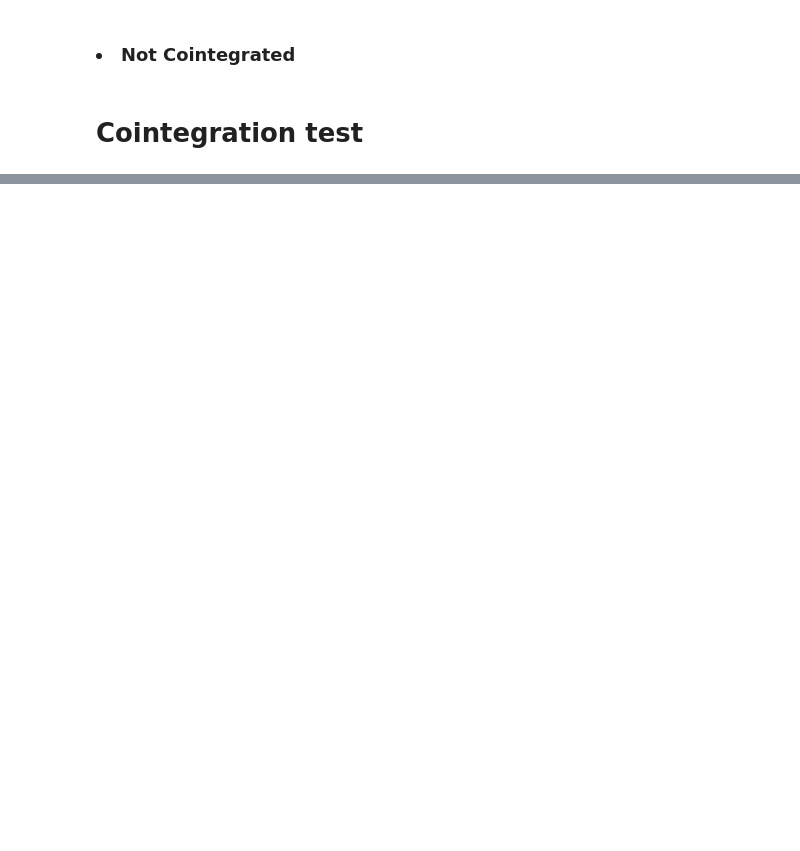
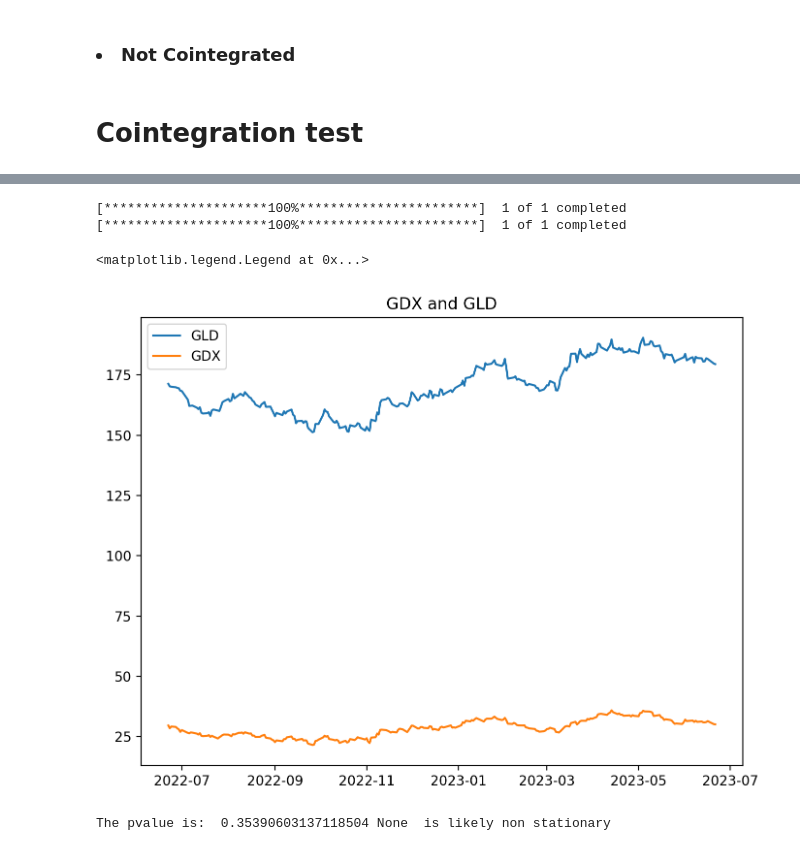
Before and after one commit to xwj0109/Quant-Finance, a Jupyter notebook: PairsTrading_Strategy.ipynb, the cells around one changed output, grey strips where cells are left out. Cells and saved outputs as stored; diff of their text form; code cells hidden in the pictures; blank space fills up the shorter version.

```diff
--- a/PairsTrading_Strategy.ipynb
+++ b/PairsTrading_Strategy.ipynb
@@ -125,0 +146,23 @@ plt.axhline((BRKB - SNA).mean(), color='red', linestyle='--')
+# %%
+GLD = yf.download('GLD', datetime(2022, 6, 22) , datetime.now())['Adj Close']
+GDX = yf.download('GDX', datetime(2022, 6, 22) , datetime.now())['Adj Close']
+GoldPair = pd.merge(GLD, GDX, on='Date', suffixes=('_GLD', '_GDX'))
+plt.plot(GoldPair)
+plt.title('GDX and GLD')
+plt.legend(['GLD','GDX'])
+# %% [output]
+[*********************100%***********************]  1 of 1 completed
+[*********************100%***********************]  1 of 1 completed
+<matplotlib.legend.Legend at 0x...>
+[figure, added]
+# %%
+
+model = sm.OLS(GLD,GDX)
+result = model.fit()
+Beta = result.params
+
+SpreadGold = GoldPair.loc[:, 'Adj Close_GLD'] - (5.931226 * GoldPair.loc[:, 'Adj Close_GDX'])
+SpreadGold
+stationarity(SpreadGold)
+# %% [output]
+The pvalue is:  0.35390603137118504 None  is likely non stationary
```
Also changed, not shown: parts of 16 cells of this notebook.
